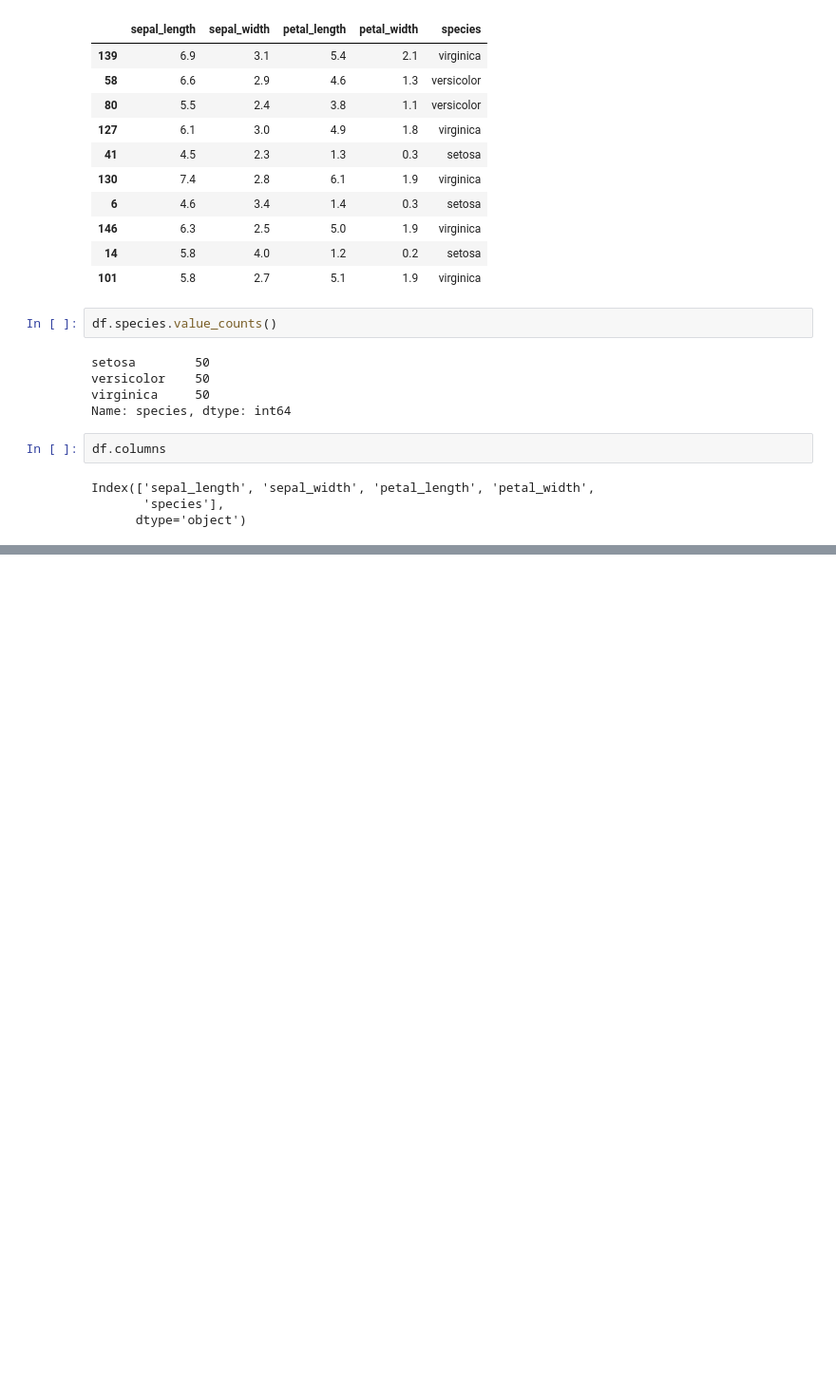
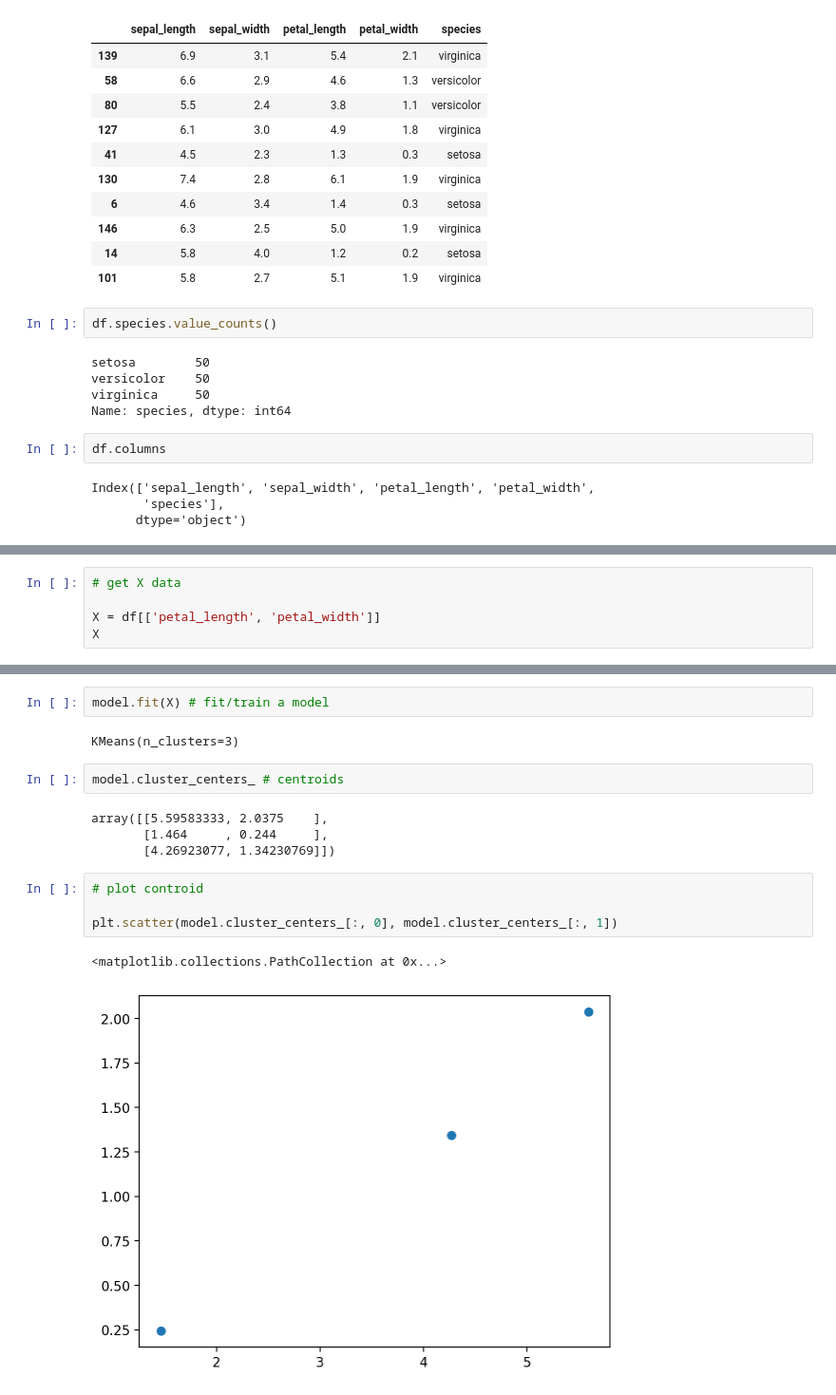
Before and after one commit to pNatTueku/ml_learning_with_ajprasertcbs, a Jupyter notebook: notebooks/kmeans_clustering_concept.ipynb, the cells around one changed output, grey strips where cells are left out. Shown at 95% size. Cells and saved outputs as stored; diff of their text form; blank space fills up the shorter version.

```diff
--- a/notebooks/kmeans_clustering_concept.ipynb
+++ b/notebooks/kmeans_clustering_concept.ipynb
@@ -60,0 +103,5 @@ sns.pairplot(df, vars=['sepal_length', 'sepal_width', 'petal_length', 'petal_wid
+# %%
+# get X data
+
+X = df[['petal_length', 'petal_width']]
+X
@@ -60,0 +122,17 @@ sns.pairplot(df, vars=['sepal_length', 'sepal_width', 'petal_length', 'petal_wid
+# %%
+model.fit(X) # fit/train a model
+# %% [output]
+KMeans(n_clusters=3)
+# %%
+model.cluster_centers_ # centroids
+# %% [output]
+array([[5.59583333, 2.0375    ],
+       [1.464     , 0.244     ],
+       [4.26923077, 1.34230769]])
+# %%
+# plot controid
+
+plt.scatter(model.cluster_centers_[:, 0], model.cluster_centers_[:, 1])
+# %% [output]
+<matplotlib.collections.PathCollection at 0x...>
+[figure, added]
```
Also changed, not shown: parts of 23 cells of this notebook.
